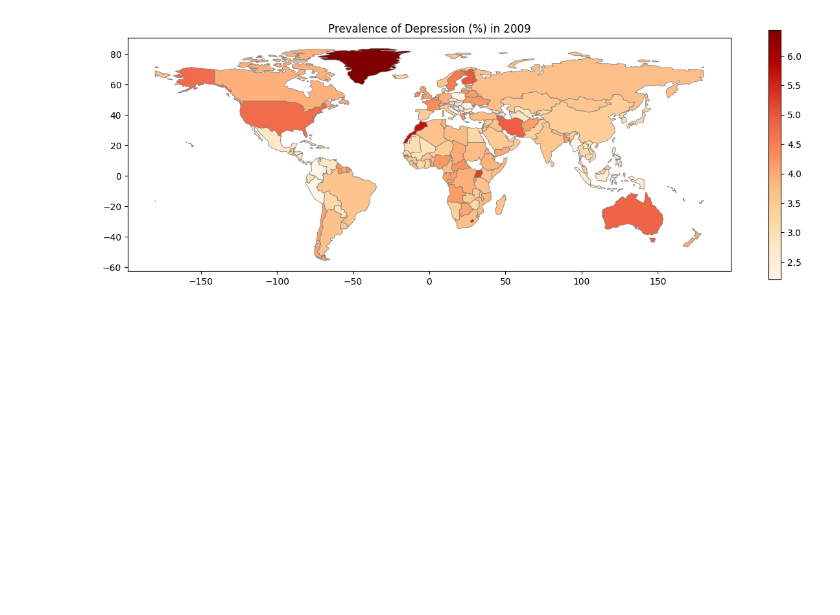
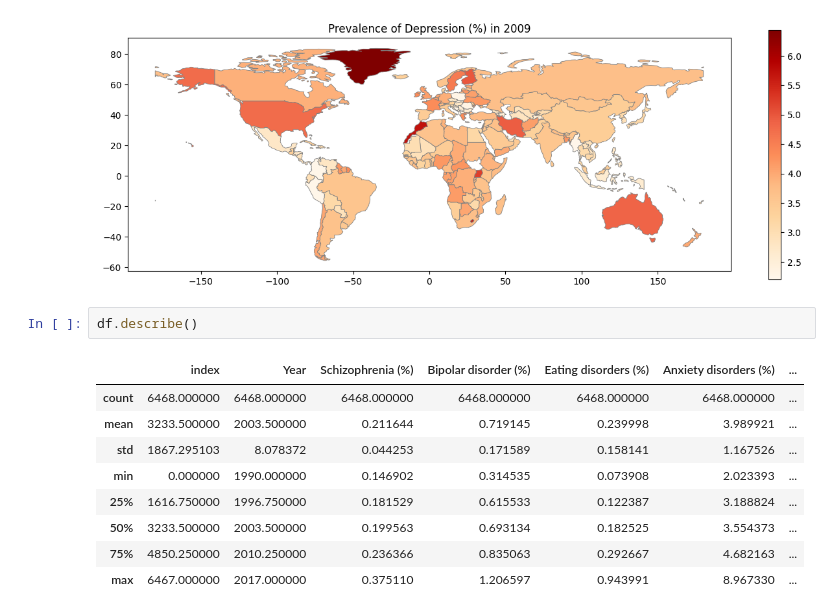
Before and after one commit to supernauth/mental_health_disorder, a Jupyter notebook: mental_health_disorder.ipynb, the cells around one changed output. Cells and saved outputs as stored; diff of their text form; blank space fills up the shorter version.

```diff
--- a/mental_health_disorder.ipynb
+++ b/mental_health_disorder.ipynb
@@ -74,3 +74,15 @@ plt.title('Prevalence of Depression (%) in 2009')
 plt.show()
 # %% [output]
 [figure]
+# %%
+df.describe()
+# %% [output]
+|  | index | Year | Schizophrenia (%) | Bipolar disorder (%) | Eating disorders (%) | Anxiety disorders (%) | ... |
+| count | 6468.000000 | 6468.000000 | 6468.000000 | 6468.000000 | 6468.000000 | 6468.000000 | ... |
+| mean | 3233.500000 | 2003.500000 | 0.211644 | 0.719145 | 0.239998 | 3.989921 | ... |
+| std | 1867.295103 | 8.078372 | 0.044253 | 0.171589 | 0.158141 | 1.167526 | ... |
+| min | 0.000000 | 1990.000000 | 0.146902 | 0.314535 | 0.073908 | 2.023393 | ... |
+| 25% | 1616.750000 | 1996.750000 | 0.181529 | 0.615533 | 0.122387 | 3.188824 | ... |
+| 50% | 3233.500000 | 2003.500000 | 0.199563 | 0.693134 | 0.182525 | 3.554373 | ... |
+| 75% | 4850.250000 | 2010.250000 | 0.236366 | 0.835063 | 0.292667 | 4.682163 | ... |
+| max | 6467.000000 | 2017.000000 | 0.375110 | 1.206597 | 0.943991 | 8.967330 | ... |
```
Also changed, not shown: parts of 5 cells of this notebook.
